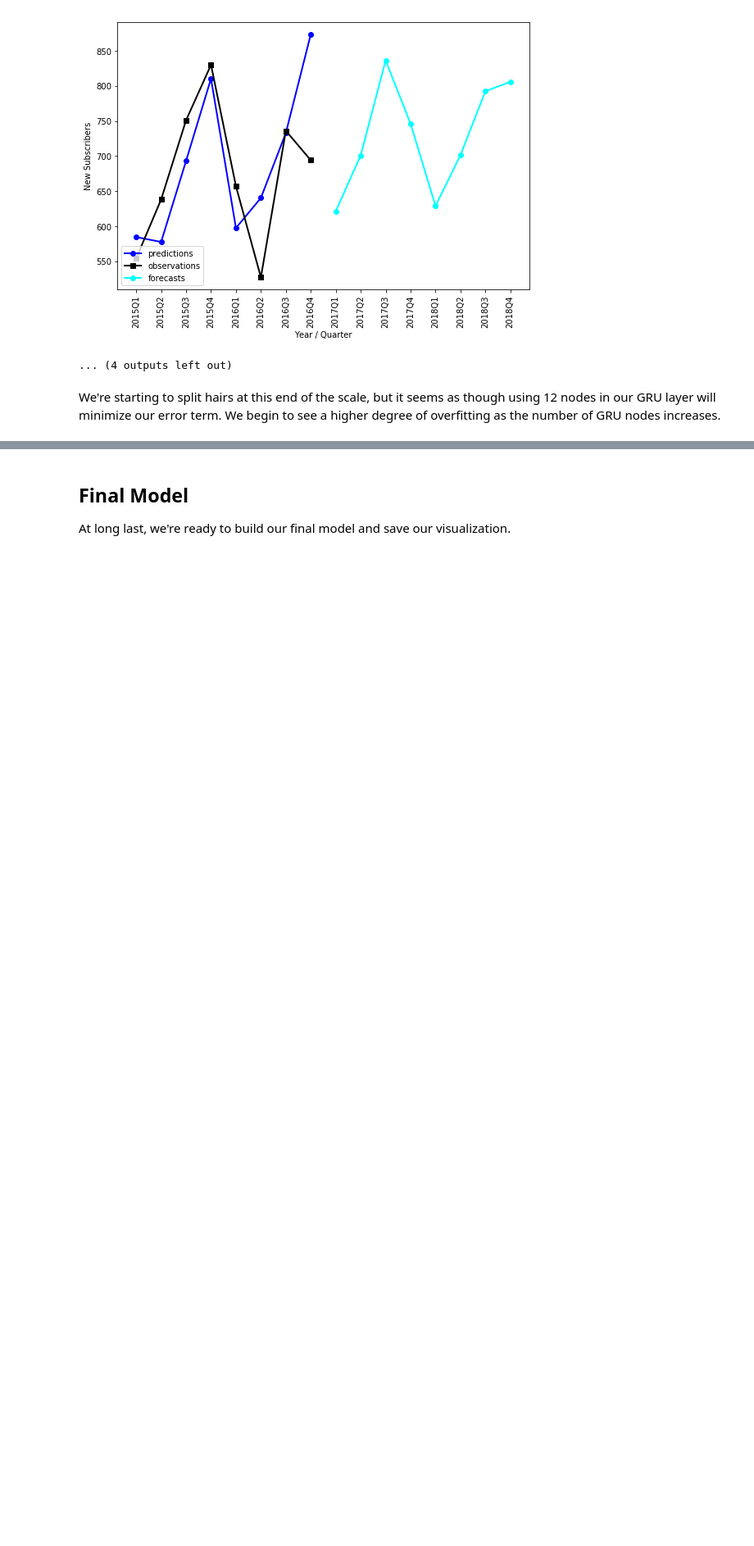
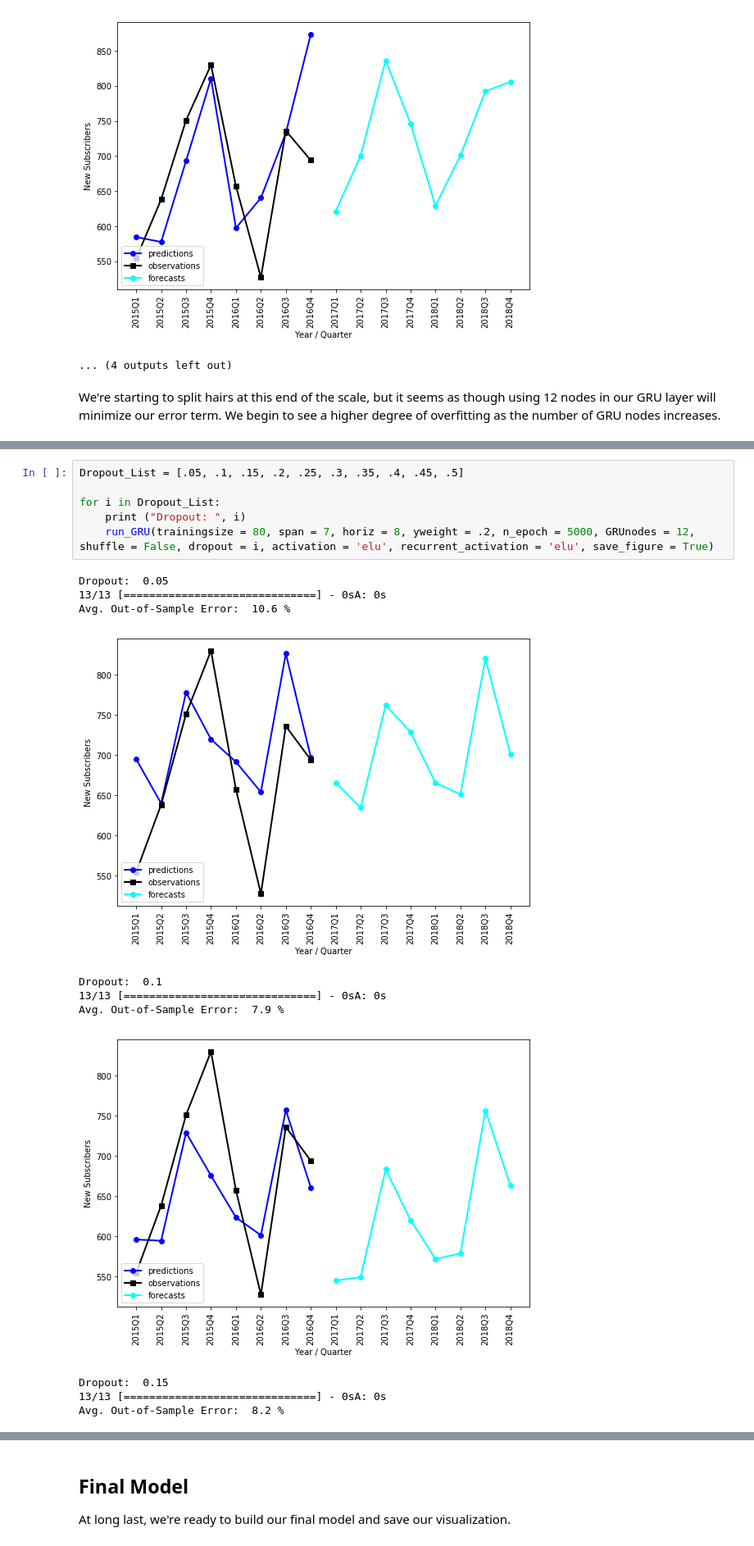
Before and after one commit to ntlind/tensorflow-gru-example, a Jupyter notebook: 2. Optimizing Parameters & Forecasting Dish Subscribers.ipynb, the cells around one changed output, grey strips where cells are left out. Shown at 82% size. Drawn from its saved outputs; the diff is of its cells as text; blank space fills up the shorter version.

```diff
--- a/2. Optimizing Parameters & Forecasting Dish Subscribers.ipynb
+++ b/2. Optimizing Parameters & Forecasting Dish Subscribers.ipynb
@@ -414,0 +422,18 @@ We're starting to split hairs at this end of the scale, but it seems as though u
+# %%
+Dropout_List = [.05, .1, .15, .2, .25, .3, .35, .4, .45, .5]
+
+for i in Dropout_List:
+    print ("Dropout: ", i)
+    run_GRU(trainingsize = 80, span = 7, horiz = 8, yweight = .2, n_epoch = 5000, GRUnodes = 12, shuffle = False, dropout = i, activation = 'elu', recurrent_activation = 'elu', save_figure = True)
+# %% [output]
+Dropout:  0.05
+13/13 [==============================] - 0sA: 0s
+Avg. Out-of-Sample Error:  10.6 %
+[figure, added]
+Dropout:  0.1
+13/13 [==============================] - 0sA: 0s
+Avg. Out-of-Sample Error:  7.9 %
+[figure, added]
+Dropout:  0.15
+13/13 [==============================] - 0sA: 0s
+Avg. Out-of-Sample Error:  8.2 %
```
Also changed, not shown: parts of 5 cells of this notebook.
